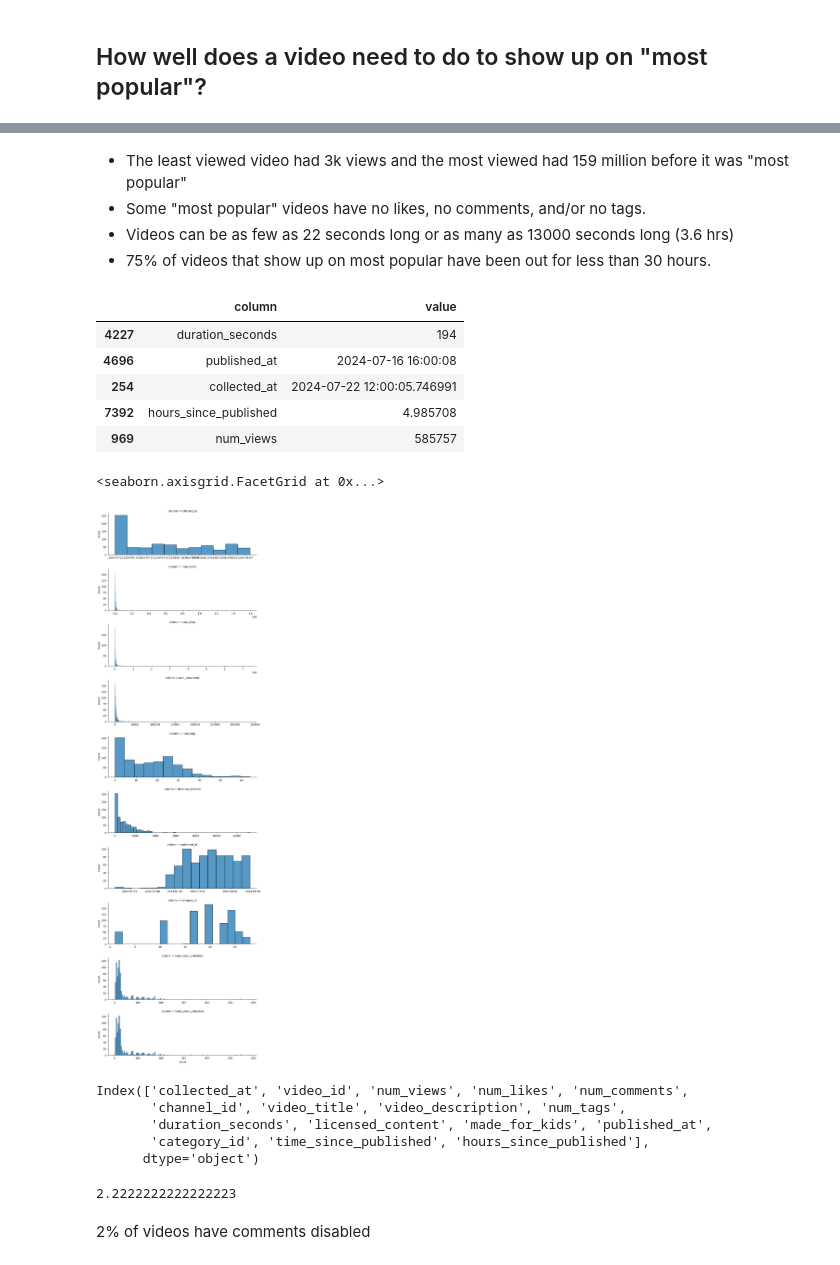
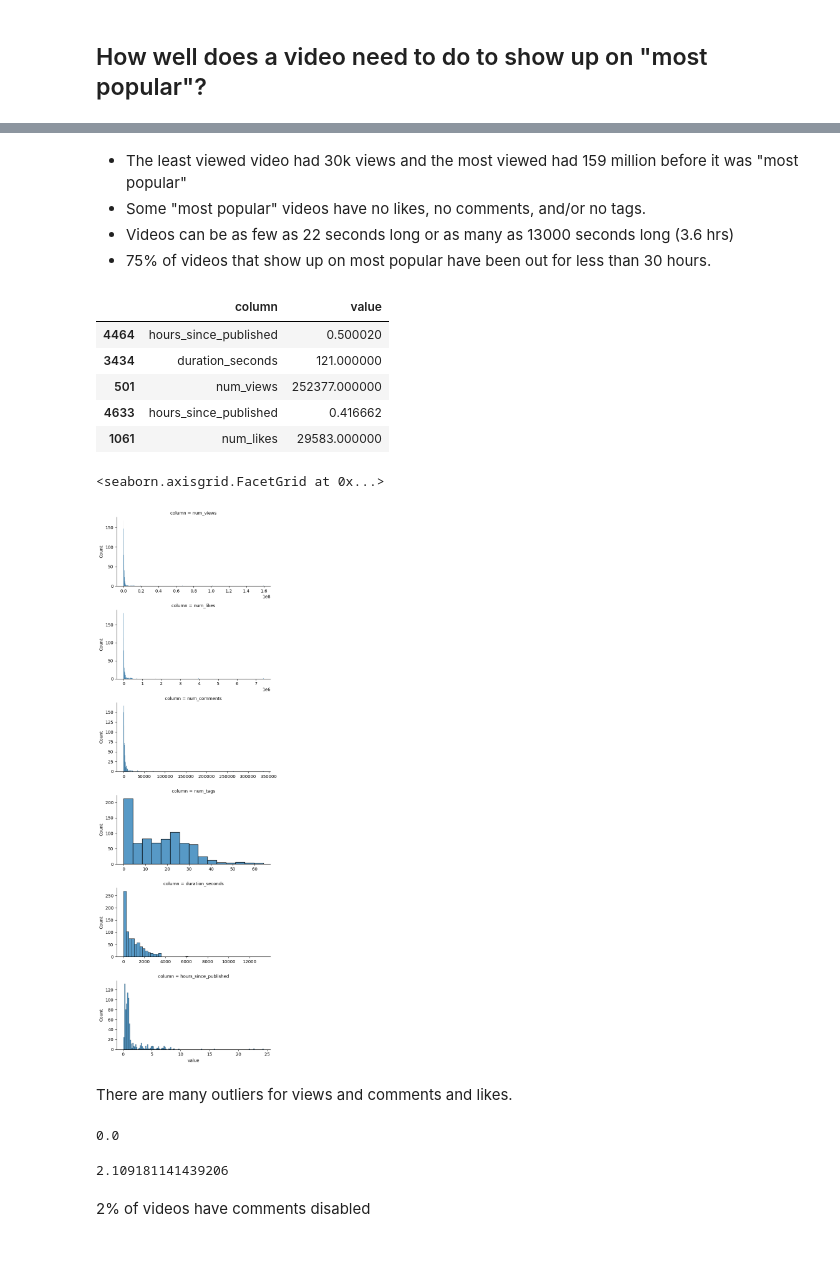
Before and after one commit to AndrewDettor/YouTubeMostPopularVideos, a Jupyter notebook: time_series_EDA.ipynb, the cells around one changed output, grey strips where cells are left out. Drawn from its saved outputs; the diff is of its cells as text; code cells hidden in the pictures.

Commit message:
finished EDA and downloaded tables for Tableau

```diff
--- a/time_series_EDA.ipynb
+++ b/time_series_EDA.ipynb
@@ -669,0 +773,3 @@ print(categories_dim)
+# %%
+ch_first = channel_all.groupby("channel_id").nth(0)
+ch_first.head(), ch_first.shape
@@ -669,0 +794,2 @@ print(categories_dim)
+# %%
+all_first = vid_first.merge(ch_first, on="channel_id", how="left")
@@ -756,0 +937,3 @@ summary_stats
+# %%
+cols = ["num_views", "num_likes", "num_comments", "num_tags", "duration_seconds", "hours_since_published"]
+all_first[cols].describe().apply(lambda x: x.apply('{0:.5f}'.format)) # gets rid of scientific notation
@@ -757,38 +950,37 @@ summary_stats
 # %% [markdown]
-- The least viewed video had 3k views and the most viewed had 159 million before it was "most popular"
+- The least viewed video had 30k views and the most viewed had 159 million before it was "most popular"
 - Some "most popular" videos have no likes, no comments, and/or no tags.
 - Videos can be as few as 22 seconds long or as many as 13000 seconds long (3.6 hrs)
 - 75% of videos that show up on most popular have been out for less than 30 hours.
 # %%
-melted = first_video_all[numeric_cols].melt(var_name="column")
+melted = all_first[cols].melt(var_name="column")
 melted.sample(5)
 # %% [output]
 |  | column | value |
-| 4227 | duration_seconds | 194 |
-| 4696 | published_at | 2024-07-16 16:00:08 |
-| 254 | collected_at | 2024-07-22 12:00:05.746991 |
-| 7392 | hours_since_published | 4.985708 |
-| 969 | num_views | 585757 |
+| 4464 | hours_since_published | 0.500020 |
+| 3434 | duration_seconds | 121.000000 |
+| 501 | num_views | 252377.000000 |
+| 4633 | hours_since_published | 0.416662 |
+| 1061 | num_likes | 29583.000000 |
 # %%
-g = sns.FacetGrid(melted, row="column", sharey=False, sharex=False, aspect=3)
+g = sns.FacetGrid(melted, row="column", sharey=False, sharex=False, aspect=2)
 g.map_dataframe(sns.histplot, "value")
 # %% [output]
 <seaborn.axisgrid.FacetGrid at 0x...>
-[figure, old version]
+[figure, new version]
-# %%
-first_video_all.columns
-# %% [output]
-Index(['collected_at', 'video_id', 'num_views', 'num_likes', 'num_comments',
-       'channel_id', 'video_title', 'video_description', 'num_tags',
-       'duration_seconds', 'licensed_content', 'made_for_kids', 'published_at',
-       'category_id', 'time_since_published', 'hours_since_published'],
-      dtype='object')
+# %% [markdown]
+There are many outliers for views and comments and likes.
+# %%
+no_views = all_first.loc[all_first["num_views"] == 0]
+no_views.shape[0]/all_first.shape[0] * 100
+# %% [output]
+0.0
 # %%
 # how many videos have 0 likes, comments, or tags?
-no_comments = first_video_all.loc[first_video_all["num_comments"] == 0]
-no_comments.shape[0]/first_video_all.shape[0] * 100
+no_comments = all_first.loc[all_first["num_comments"] == 0]
+no_comments.shape[0]/all_first.shape[0] * 100
 # %% [output]
-2.2222222222222223
+2.109181141439206
 # %% [markdown]
 2% of videos have comments disabled
 # %%
```
Also changed, not shown: parts of 131 cells of this notebook.
